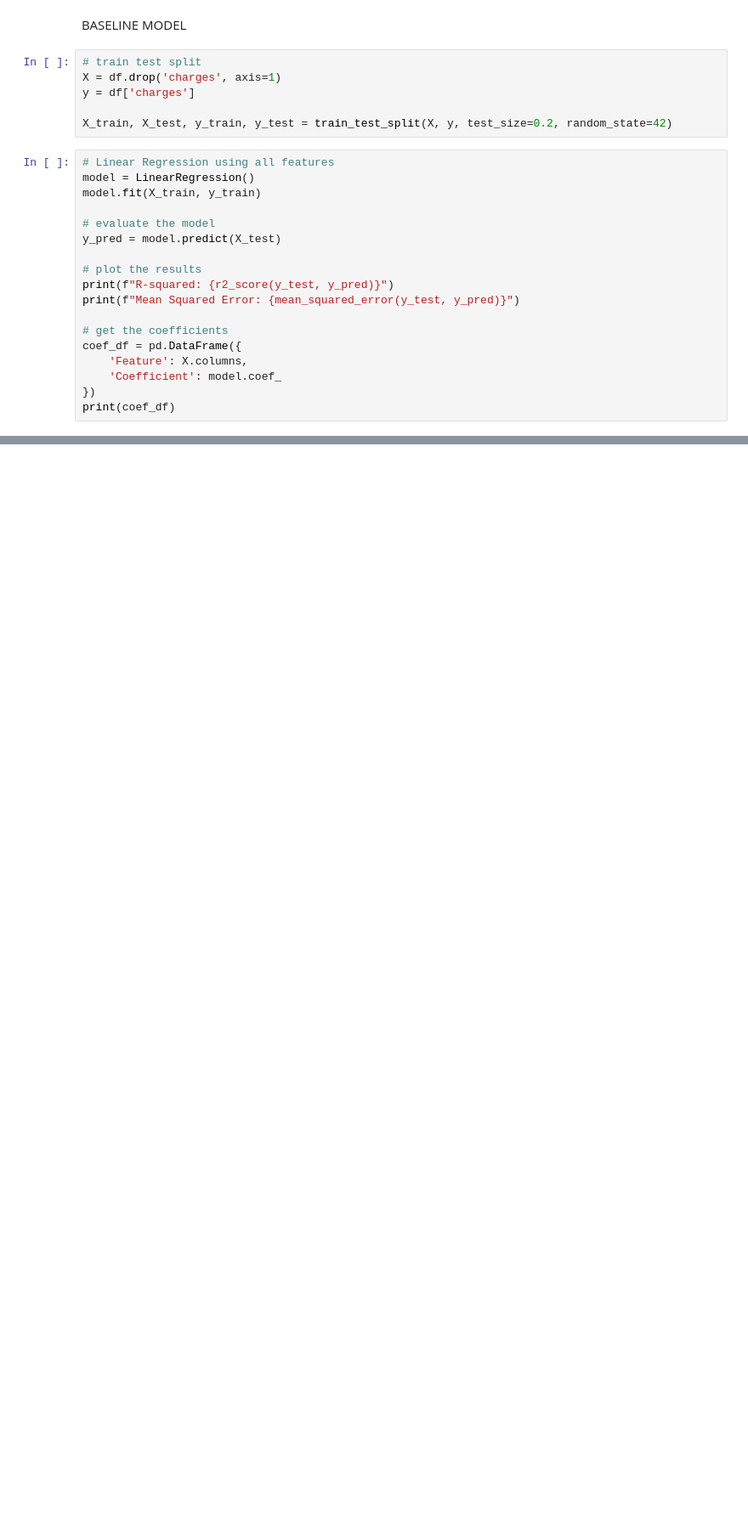
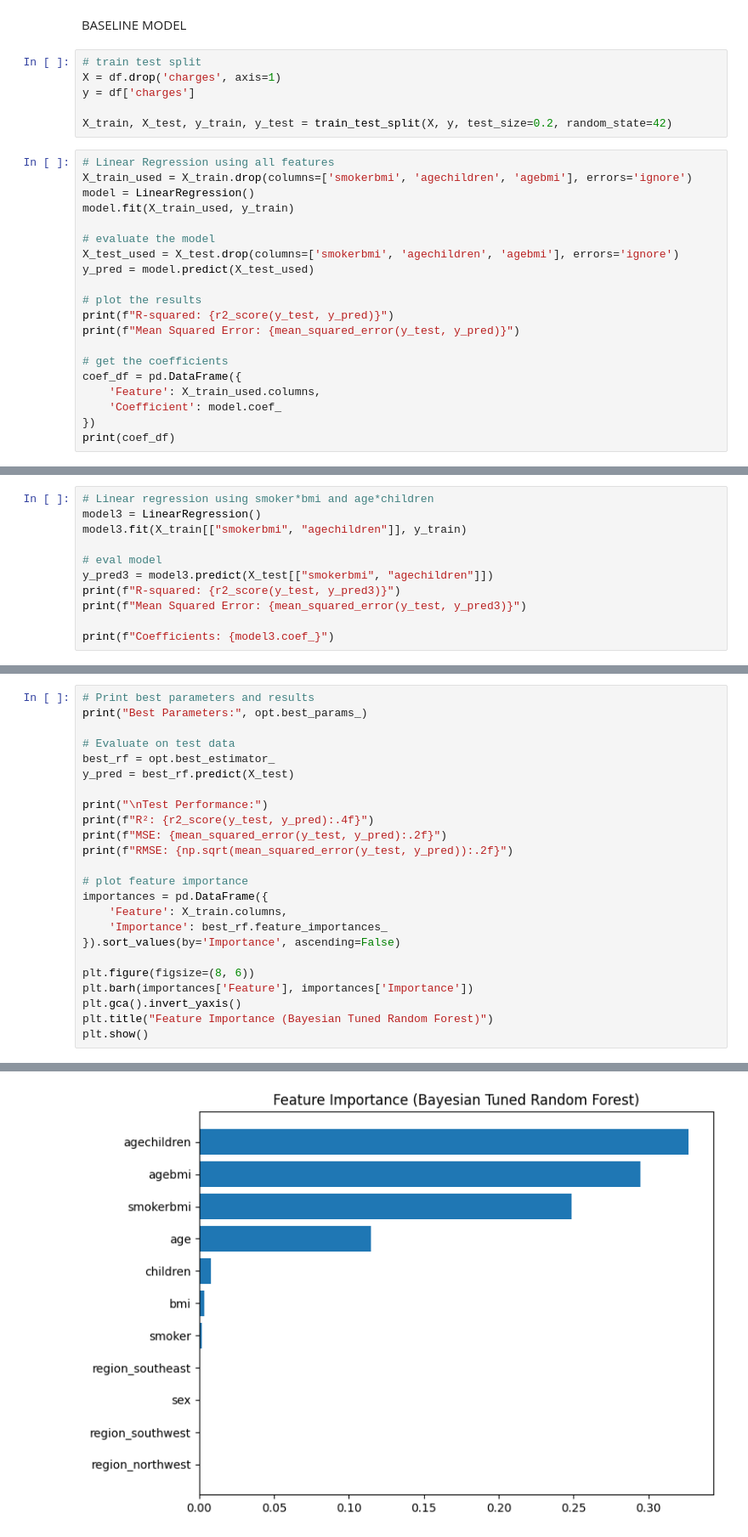
Before and after one commit to shortstax23/hackathon_nus, a Jupyter notebook: main.ipynb, the cells around one changed output, grey strips where cells are left out. Shown at 85% size. Saved outputs shown, nothing was run; the diff lists cells and outputs as text; blank space fills up the shorter version.

Commit message:
random forest

```diff
--- a/main.ipynb
+++ b/main.ipynb
@@ -179,11 +205,13 @@ y = df['charges']
 X_train, X_test, y_train, y_test = train_test_split(X, y, test_size=0.2, random_state=42)
 # %%
 # Linear Regression using all features
+X_train_used = X_train.drop(columns=['smokerbmi', 'agechildren', 'agebmi'], errors='ignore')
 model = LinearRegression()
-model.fit(X_train, y_train)
+model.fit(X_train_used, y_train)
 
 # evaluate the model
-y_pred = model.predict(X_test)
+X_test_used = X_test.drop(columns=['smokerbmi', 'agechildren', 'agebmi'], errors='ignore')
+y_pred = model.predict(X_test_used)
 
 # plot the results
 print(f"R-squared: {r2_score(y_test, y_pred)}")
@@ -191,7 +219,7 @@ print(f"Mean Squared Error: {mean_squared_error(y_test, y_pred)}")
 
 # get the coefficients
 coef_df = pd.DataFrame({
-    'Feature': X.columns,
+    'Feature': X_train_used.columns,
     'Coefficient': model.coef_
 })
 print(coef_df)
@@ -225,0 +277,11 @@ print(f"Coefficient for smoker: {model2.coef_[0]}")
+# %%
+# Linear regression using smoker*bmi and age*children
+model3 = LinearRegression()
+model3.fit(X_train[["smokerbmi", "agechildren"]], y_train)
+
+# eval model
+y_pred3 = model3.predict(X_test[["smokerbmi", "agechildren"]])
+print(f"R-squared: {r2_score(y_test, y_pred3)}")
+print(f"Mean Squared Error: {mean_squared_error(y_test, y_pred3)}")
+
+print(f"Coefficients: {model3.coef_}")
@@ -225,0 +477,25 @@ print(f"Coefficient for smoker: {model2.coef_[0]}")
+# %%
+# Print best parameters and results
+print("Best Parameters:", opt.best_params_)
+
+# Evaluate on test data
+best_rf = opt.best_estimator_
+y_pred = best_rf.predict(X_test)
+
+print("\nTest Performance:")
+print(f"R²: {r2_score(y_test, y_pred):.4f}")
+print(f"MSE: {mean_squared_error(y_test, y_pred):.2f}")
+print(f"RMSE: {np.sqrt(mean_squared_error(y_test, y_pred)):.2f}")
+
+# plot feature importance
+importances = pd.DataFrame({
+    'Feature': X_train.columns,
+    'Importance': best_rf.feature_importances_
+}).sort_values(by='Importance', ascending=False)
+
+plt.figure(figsize=(8, 6))
+plt.barh(importances['Feature'], importances['Importance'])
+plt.gca().invert_yaxis()
+plt.title("Feature Importance (Bayesian Tuned Random Forest)")
+plt.show()
+# %% [output]
@@ -225,0 +508 @@ print(f"Coefficient for smoker: {model2.coef_[0]}")
+[figure, added]
```
Also changed, not shown: parts of 16 cells of this notebook, 1 other file.
